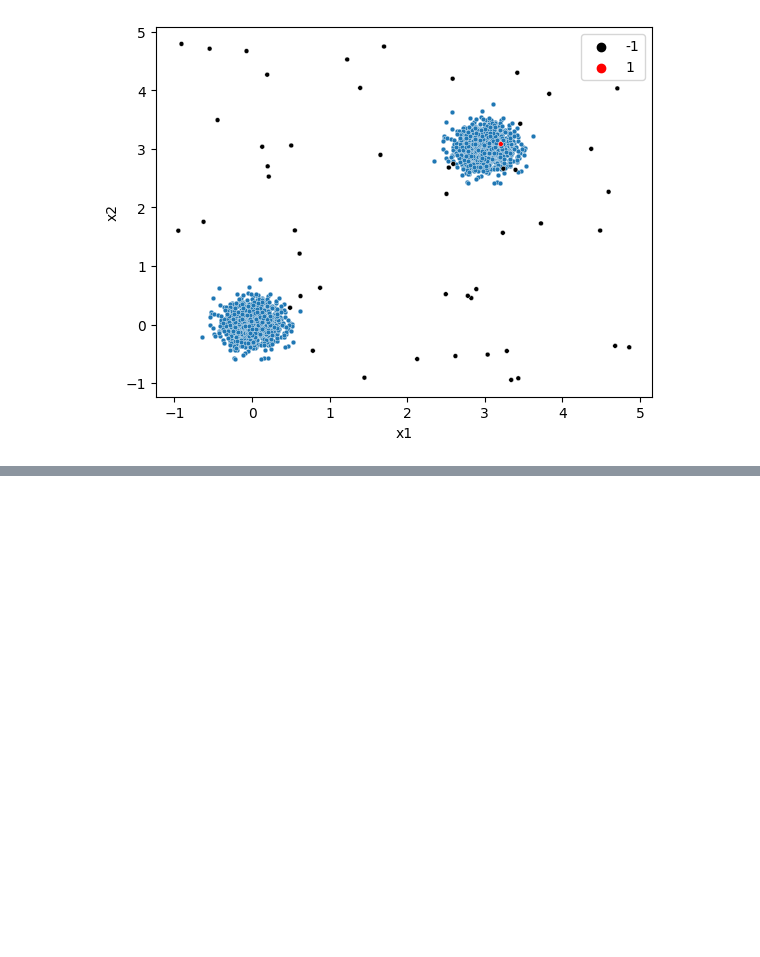
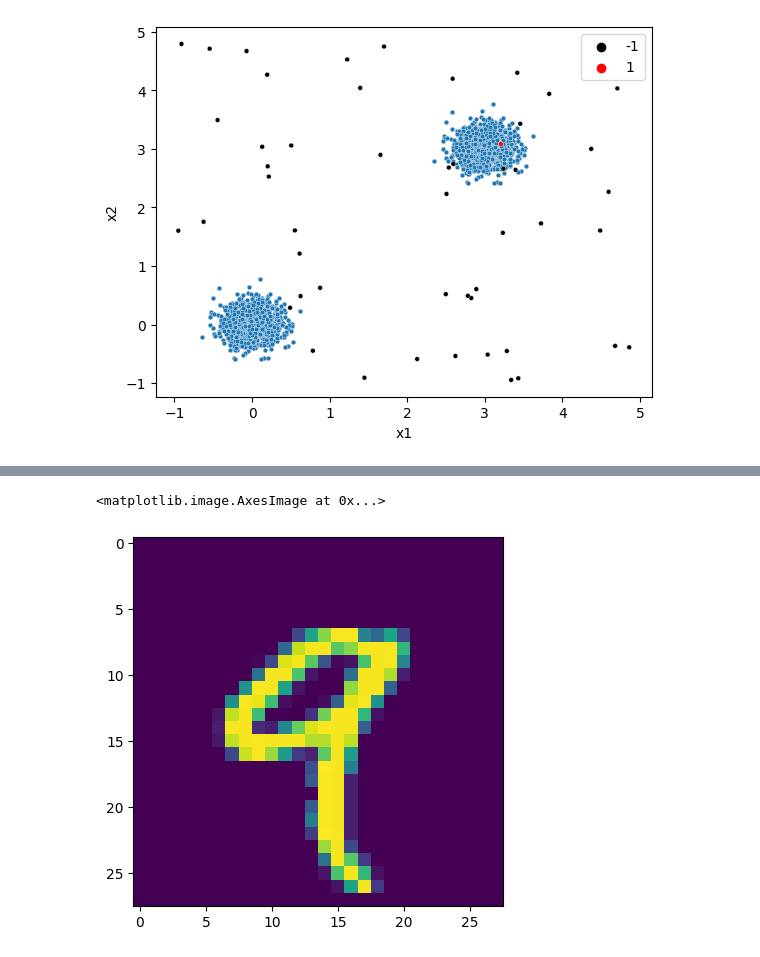
Before and after one commit to jpbarddal/jpbarddal.github.io, a Jupyter notebook: assets/data/lectures/2023/ppgia_data_science_2023.ipynb, the cells around one changed output, grey strips where cells are left out. Cells and saved outputs as stored; diff of their text form; code cells hidden in the pictures; blank space fills up the shorter version.

```diff
--- a/assets/data/lectures/2023/ppgia_data_science_2023.ipynb
+++ b/assets/data/lectures/2023/ppgia_data_science_2023.ipynb
@@ -1224,0 +1372,5 @@ sns.scatterplot(x=X_outliers['x1'],
+# %%
+mnist = fetch_openml('mnist_784')
+# %%
+df_mnist = pd.DataFrame(mnist.data)
+df_mnist['classe'] = mnist.target
@@ -1224,0 +1385,5 @@ sns.scatterplot(x=X_outliers['x1'],
+# %%
+plt.imshow(df_mnist.drop('classe', axis=1).loc[4].values.reshape(28,28))
+# %% [output]
+<matplotlib.image.AxesImage at 0x...>
+[figure, added]
```
Also changed, not shown: parts of 24 cells of this notebook, 5 other files.
